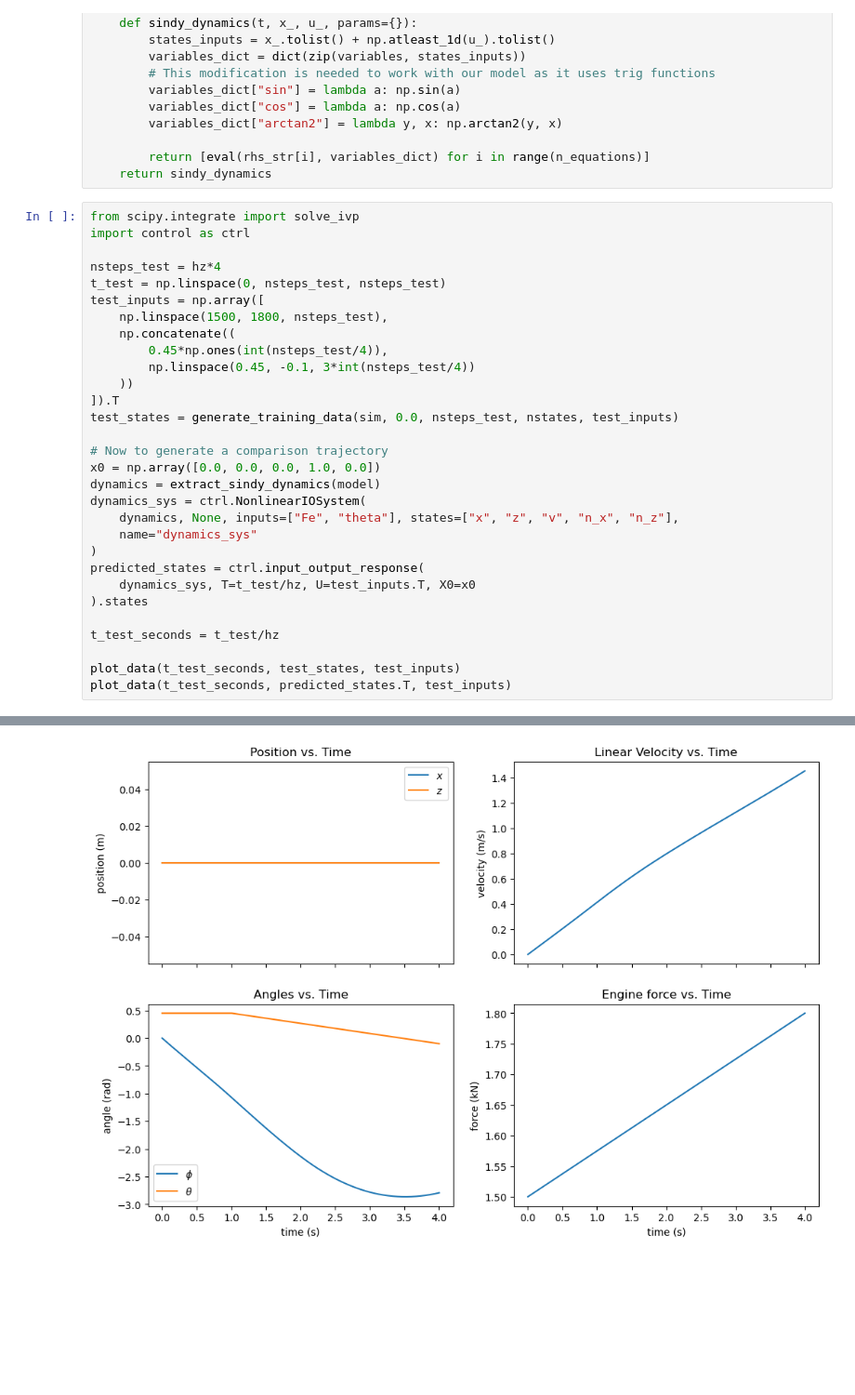
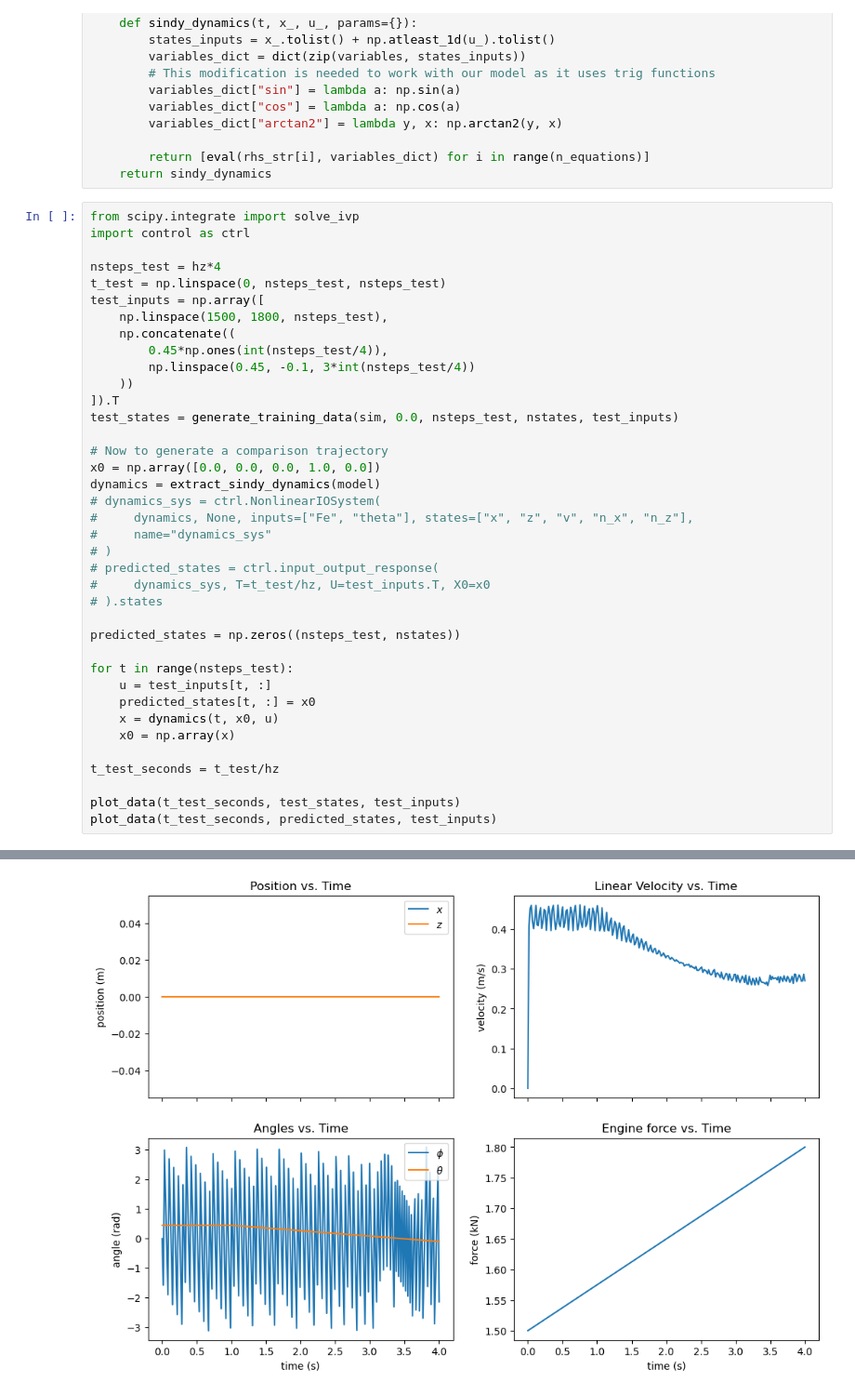
Before and after one commit to KylerLimata/hybrid-control-car, a Jupyter notebook: project.ipynb, the cells around one changed output, grey strips where cells are left out. Shown at 93% size. Cells and saved outputs as stored; diff of their text form; blank space fills up the shorter version.

Commit message:
Step dynamics directly
There appears to be a discrepancy between simulating with NonlinearIOSystem vs direct iteration

```diff
--- a/project.ipynb
+++ b/project.ipynb
@@ -339,33 +339,41 @@ def extract_sindy_dynamics(sindy_model, eps=1e-12):
 # %%
 from scipy.integrate import solve_ivp
 import control as ctrl
 
 nsteps_test = hz*4
 t_test = np.linspace(0, nsteps_test, nsteps_test)
 test_inputs = np.array([
     np.linspace(1500, 1800, nsteps_test),
     np.concatenate((
         0.45*np.ones(int(nsteps_test/4)),
         np.linspace(0.45, -0.1, 3*int(nsteps_test/4))
     ))
 ]).T
 test_states = generate_training_data(sim, 0.0, nsteps_test, nstates, test_inputs)
 
 # Now to generate a comparison trajectory
 x0 = np.array([0.0, 0.0, 0.0, 1.0, 0.0])
 dynamics = extract_sindy_dynamics(model)
-dynamics_sys = ctrl.NonlinearIOSystem(
-    dynamics, None, inputs=["Fe", "theta"], states=["x", "z", "v", "n_x", "n_z"],
-    name="dynamics_sys"
-)
-predicted_states = ctrl.input_output_response(
-    dynamics_sys, T=t_test/hz, U=test_inputs.T, X0=x0
-).states
+# dynamics_sys = ctrl.NonlinearIOSystem(
+#     dynamics, None, inputs=["Fe", "theta"], states=["x", "z", "v", "n_x", "n_z"],
+#     name="dynamics_sys"
+# )
+# predicted_states = ctrl.input_output_response(
+#     dynamics_sys, T=t_test/hz, U=test_inputs.T, X0=x0
+# ).states
+
+predicted_states = np.zeros((nsteps_test, nstates))
+
+for t in range(nsteps_test):
+    u = test_inputs[t, :]
+    predicted_states[t, :] = x0
+    x = dynamics(t, x0, u)
+    x0 = np.array(x)
 
 t_test_seconds = t_test/hz
 
 plot_data(t_test_seconds, test_states, test_inputs)
-plot_data(t_test_seconds, predicted_states.T, test_inputs)
+plot_data(t_test_seconds, predicted_states, test_inputs)
 # %% [output]
 [figure]
-[figure, old version]
+[figure, new version]
```
